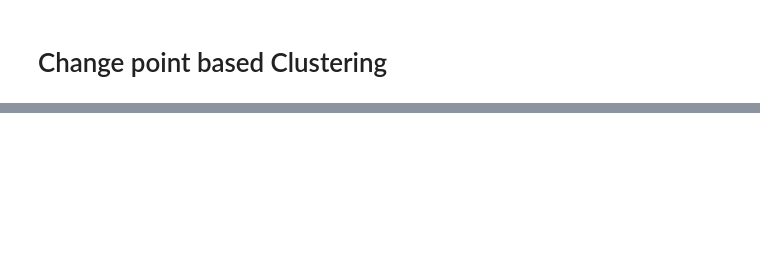
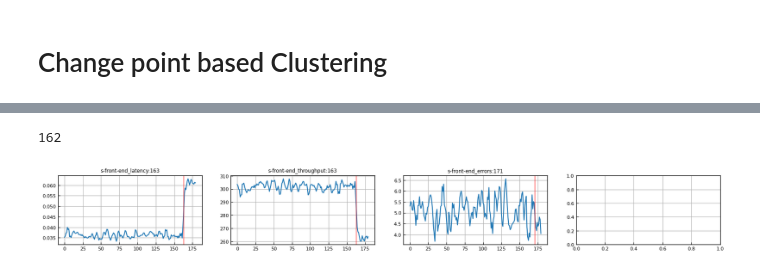
Before and after one commit to XuRepository/meltria-analyzer, a Jupyter notebook: notebooks/change_point_based_clustering.ipynb, the cells around one changed output, grey strips where cells are left out. Saved outputs shown, nothing was run; the diff lists cells and outputs as text; code cells hidden in the pictures; blank space fills up the shorter version.

```diff
--- a/notebooks/change_point_based_clustering.ipynb
+++ b/notebooks/change_point_based_clustering.ipynb
@@ -38,16 +38,19 @@ dataset_by_chaos = load_tsdr_by_chaos(
         "enable_unireducer": False,
         "enable_multireducer": False,
     },
+    target_chaos_types={"pod-cpu-hog", "pod-memory-hog", "pod-network-latency"},
     use_manually_selected_metrics=False,
     validation_filtering=(True, 4*5)
 )
 # %%
 import pandas as pd
 
-record, data_df_by_metric_type = dataset_by_chaos[("pod-cpu-hog", "catalogue")][0]
+record, data_df_by_metric_type = dataset_by_chaos[("pod-cpu-hog", "user")][1]
+print(record.chaos_case_full())
 dataset = pd.concat([
     data_df_by_metric_type["containers"][0],
     data_df_by_metric_type["services"][0],
-    data_df_by_metric_type["middlewares"][0],
+    # data_df_by_metric_type["middlewares"][0],
 ], axis=1)
+sli_data = dataset.loc[:, list(record.pk.get_root_metrics())]
 dataset.shape
@@ -53,0 +93,20 @@ dataset.shape
+# %%
+cause_dataset = cause_dataset.apply(lambda x: moving_average(x, window_size=4))
+sli_data = sli_data.apply(lambda x: moving_average(x, window_size=4))
+# %%
+import math
+binseg = rpt.Binseg(model="normal", jump=1)
+fig, axs = plt.subplots(math.ceil(sli_data.shape[1]/4), ncols=4)
+fig.set_size_inches(20, 0.7*sli_data.shape[1])
+bkps = []
+for ax, sli in zip(axs.flatten(), sli_data.columns):
+    bkp = binseg.fit(scipy.stats.zscore(sli_data[sli].values)).predict(n_bkps=1)[0]
+    bkps.append(bkp)
+    ax.plot(sli_data[sli].values)
+    ax.axvline(bkp, color='red', alpha=0.5)
+    ax.set_title(f"{sli}:{bkp}")
+slis_bkp: int = binseg.fit(sli_data.apply(scipy.stats.zscore).values).predict(n_bkps=1)[0]
+slis_bkp
+# %% [output]
+162
+[figure, added]
```
Also changed, not shown: parts of 7 cells of this notebook, 2 other files.
